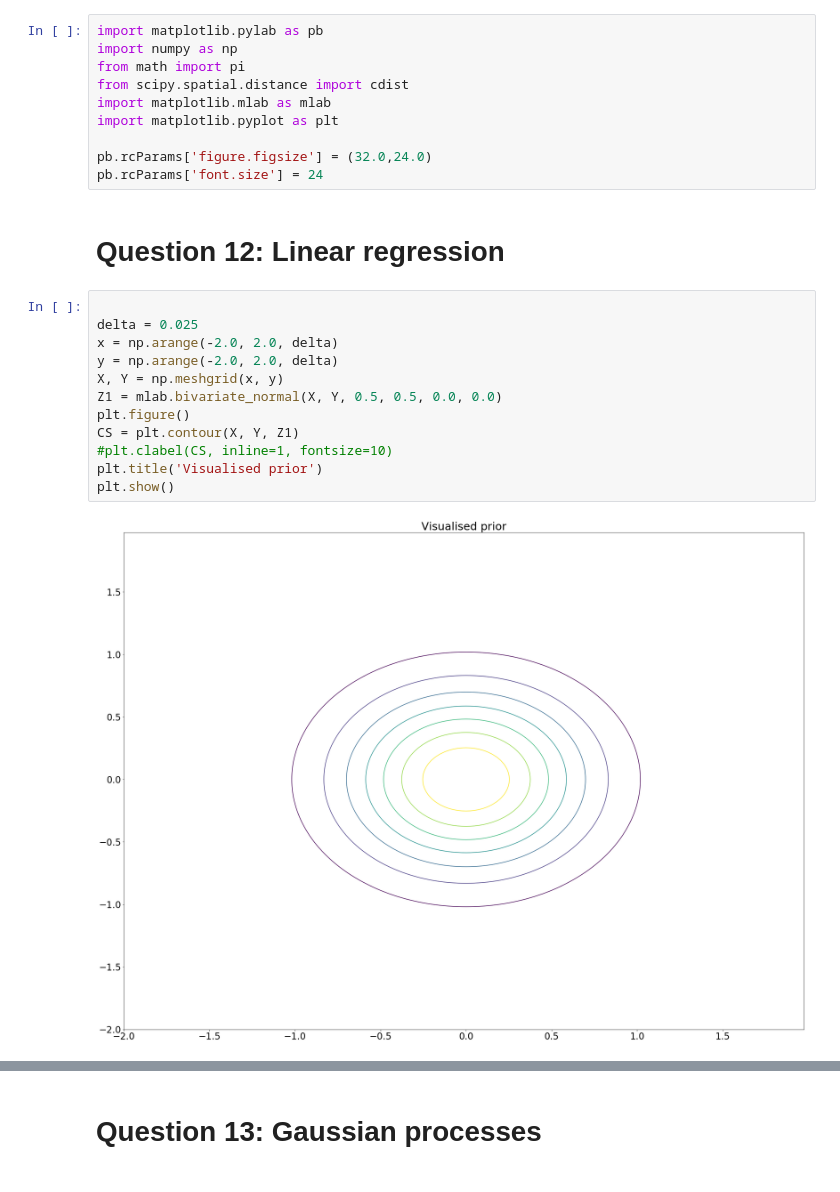
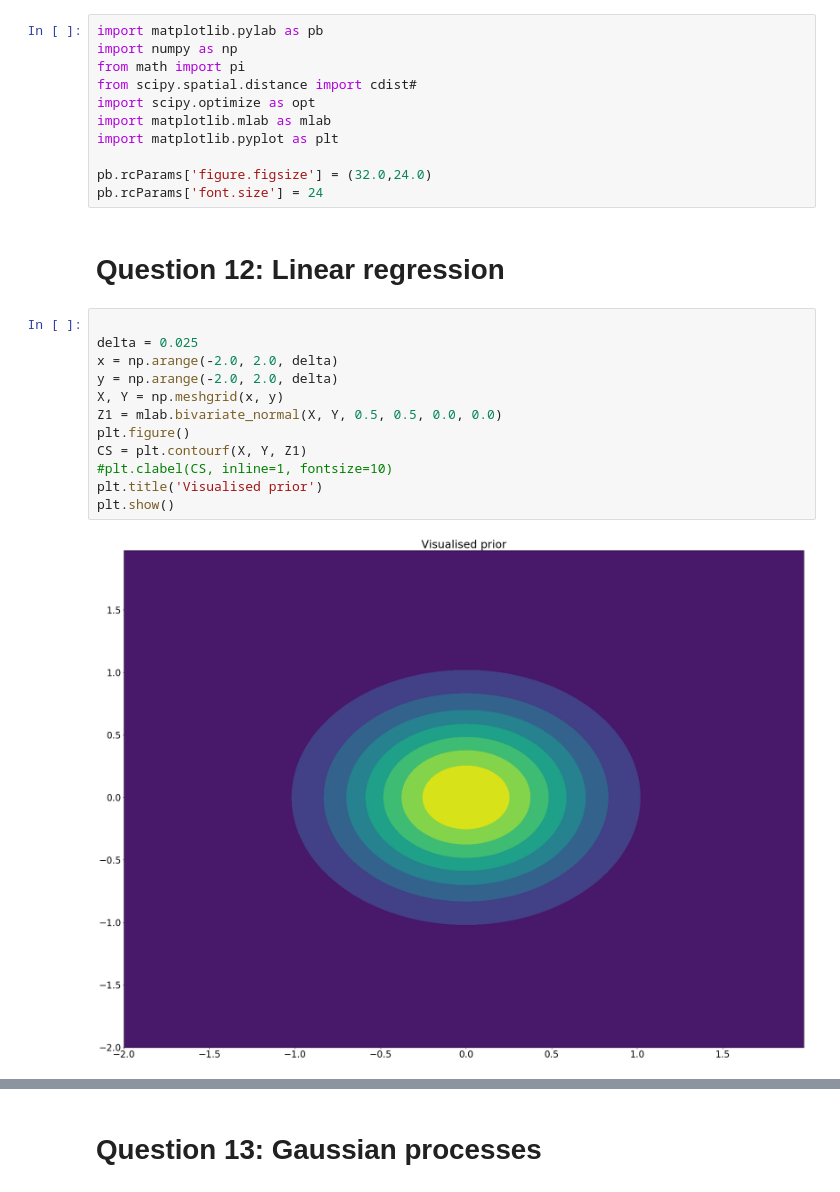
Before and after one commit to Aidan-acad/machineLearningjupNote, a Jupyter notebook: Machine Learning Coursework.ipynb, the cells around one changed output, grey strips where cells are left out. Cells and saved outputs as stored; diff of their text form.

```diff
--- a/Machine Learning Coursework.ipynb
+++ b/Machine Learning Coursework.ipynb
@@ -2,7 +2,8 @@
 import matplotlib.pylab as pb
 import numpy as np
 from math import pi
-from scipy.spatial.distance import cdist
+from scipy.spatial.distance import cdist#
+import scipy.optimize as opt
 import matplotlib.mlab as mlab
 import matplotlib.pyplot as plt
 
@@ -13,17 +14,17 @@ pb.rcParams['font.size'] = 24
 # %%
 
 delta = 0.025
 x = np.arange(-2.0, 2.0, delta)
 y = np.arange(-2.0, 2.0, delta)
 X, Y = np.meshgrid(x, y)
 Z1 = mlab.bivariate_normal(X, Y, 0.5, 0.5, 0.0, 0.0)
 plt.figure()
-CS = plt.contour(X, Y, Z1)
+CS = plt.contourf(X, Y, Z1)
 #plt.clabel(CS, inline=1, fontsize=10)
 plt.title('Visualised prior')
 plt.show()
 # %% [output]
-[figure, old version]
+[figure, new version]
 # %%
 #likelihood = N(x|wT phi(x),beta)
 delta = 0.01
```
Also changed, not shown: parts of 5 cells of this notebook.
